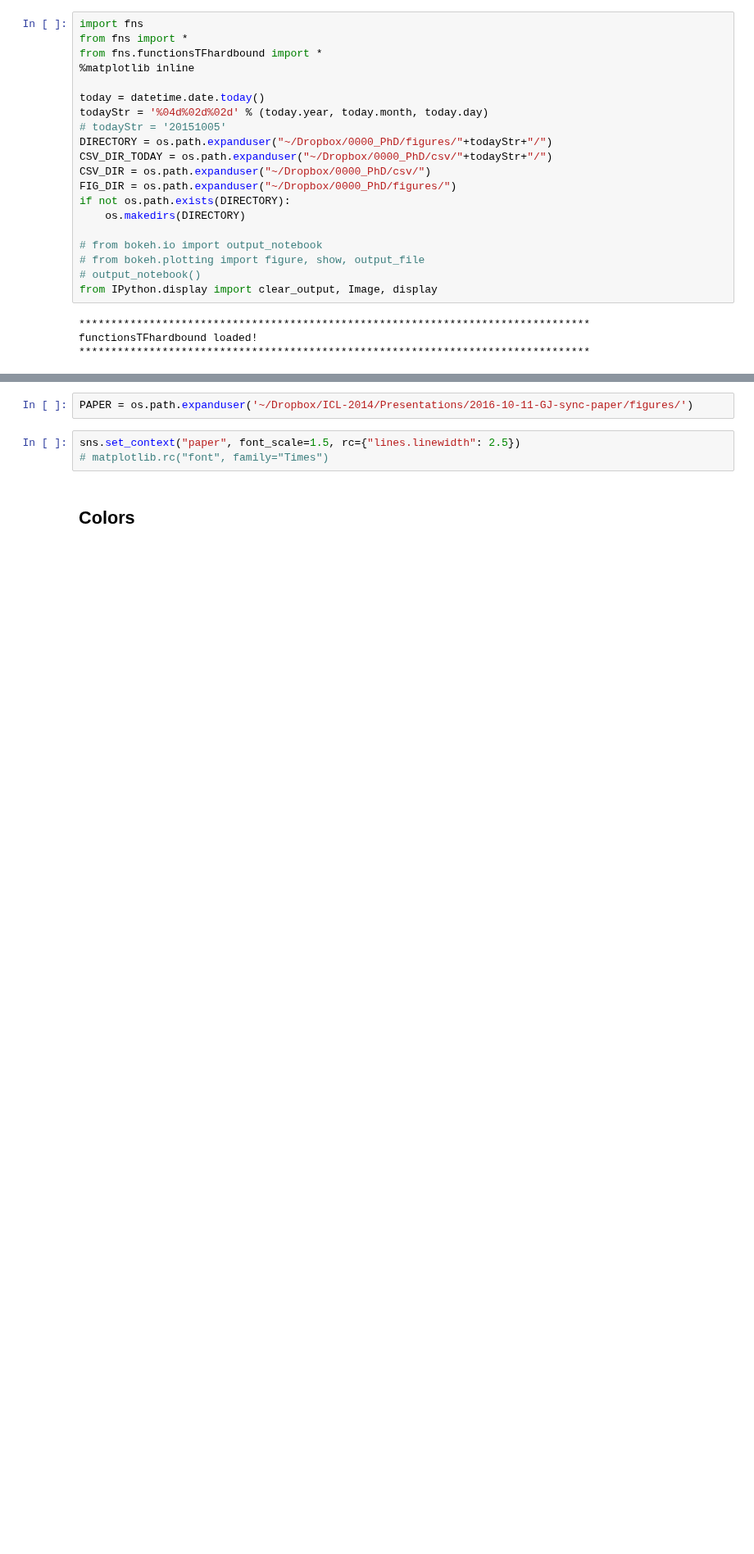
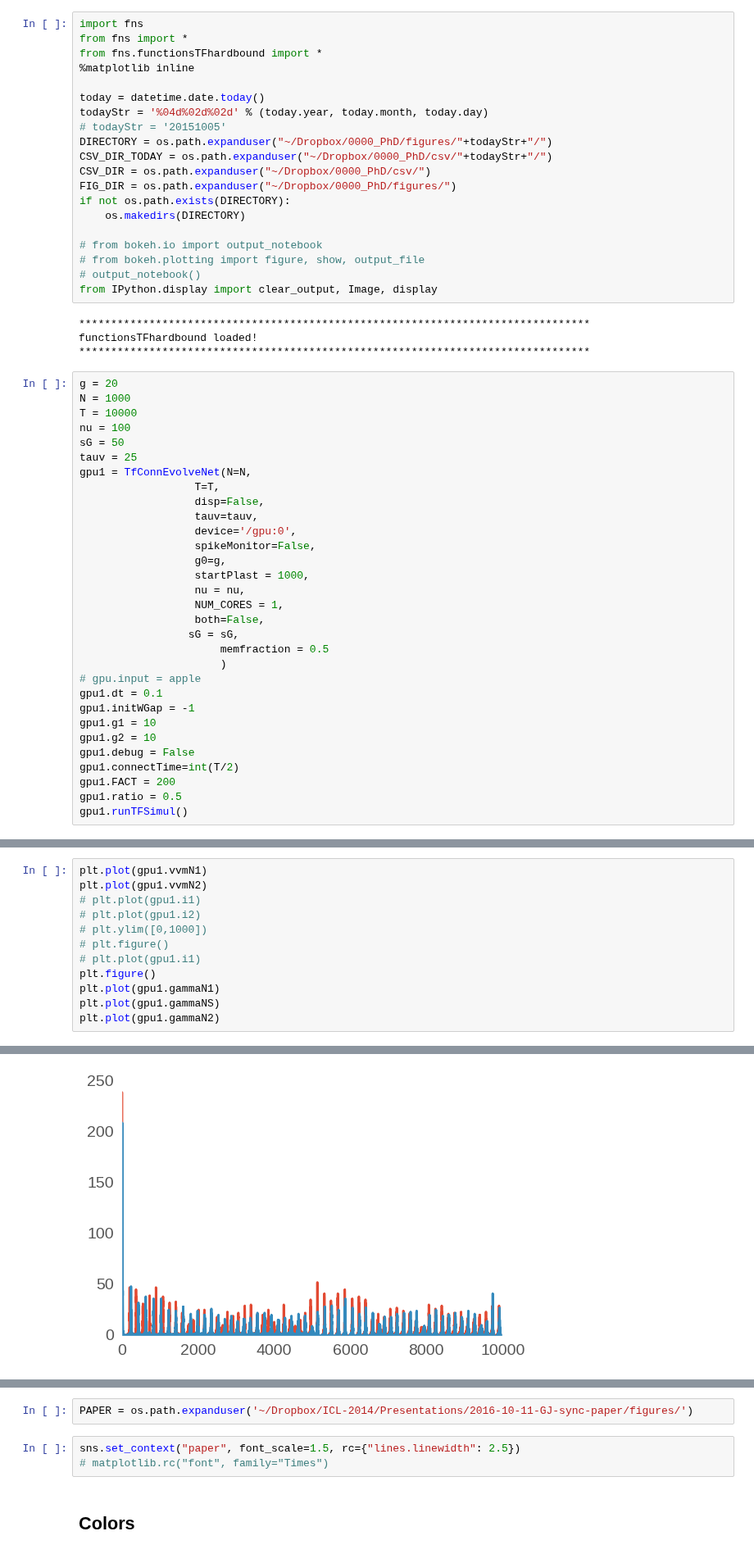
Before and after one commit to gpernelle/cortex, a Jupyter notebook: notebooks/paperSync-debug.ipynb, the cells around one changed output, grey strips where cells are left out. Shown at 82% size. Saved outputs shown, nothing was run; the diff lists cells and outputs as text; blank space fills up the shorter version.

```diff
--- a/notebooks/paperSync-debug.ipynb
+++ b/notebooks/paperSync-debug.ipynb
@@ -22,3 +22,34 @@ from IPython.display import clear_output, Image, display
 ********************************************************************************
 functionsTFhardbound loaded!
 ********************************************************************************
+# %%
+g = 20
+N = 1000
+T = 10000
+nu = 100
+sG = 50
+tauv = 25
+gpu1 = TfConnEvolveNet(N=N,
+                  T=T,
+                  disp=False,
+                  tauv=tauv,
+                  device='/gpu:0',
+                  spikeMonitor=False,
+                  g0=g,
+                  startPlast = 1000,
+                  nu = nu,
+                  NUM_CORES = 1,
+                  both=False,
+                 sG = sG,
+                      memfraction = 0.5
+                      )
+# gpu.input = apple
+gpu1.dt = 0.1
+gpu1.initWGap = -1
+gpu1.g1 = 10
+gpu1.g2 = 10
+gpu1.debug = False
+gpu1.connectTime=int(T/2)
+gpu1.FACT = 200
+gpu1.ratio = 0.5
+gpu1.runTFSimul()
@@ -24,0 +58,13 @@ functionsTFhardbound loaded!
+# %%
+plt.plot(gpu1.vvmN1)
+plt.plot(gpu1.vvmN2)
+# plt.plot(gpu1.i1)
+# plt.plot(gpu1.i2)
+# plt.ylim([0,1000])
+# plt.figure()
+# plt.plot(gpu1.i1)
+plt.figure()
+plt.plot(gpu1.gammaN1)
+plt.plot(gpu1.gammaNS)
+plt.plot(gpu1.gammaN2)
+# %% [output]
@@ -24,0 +72 @@ functionsTFhardbound loaded!
+[figure, added]
```
Also changed, not shown: parts of 6 cells of this notebook, 3 other files.
